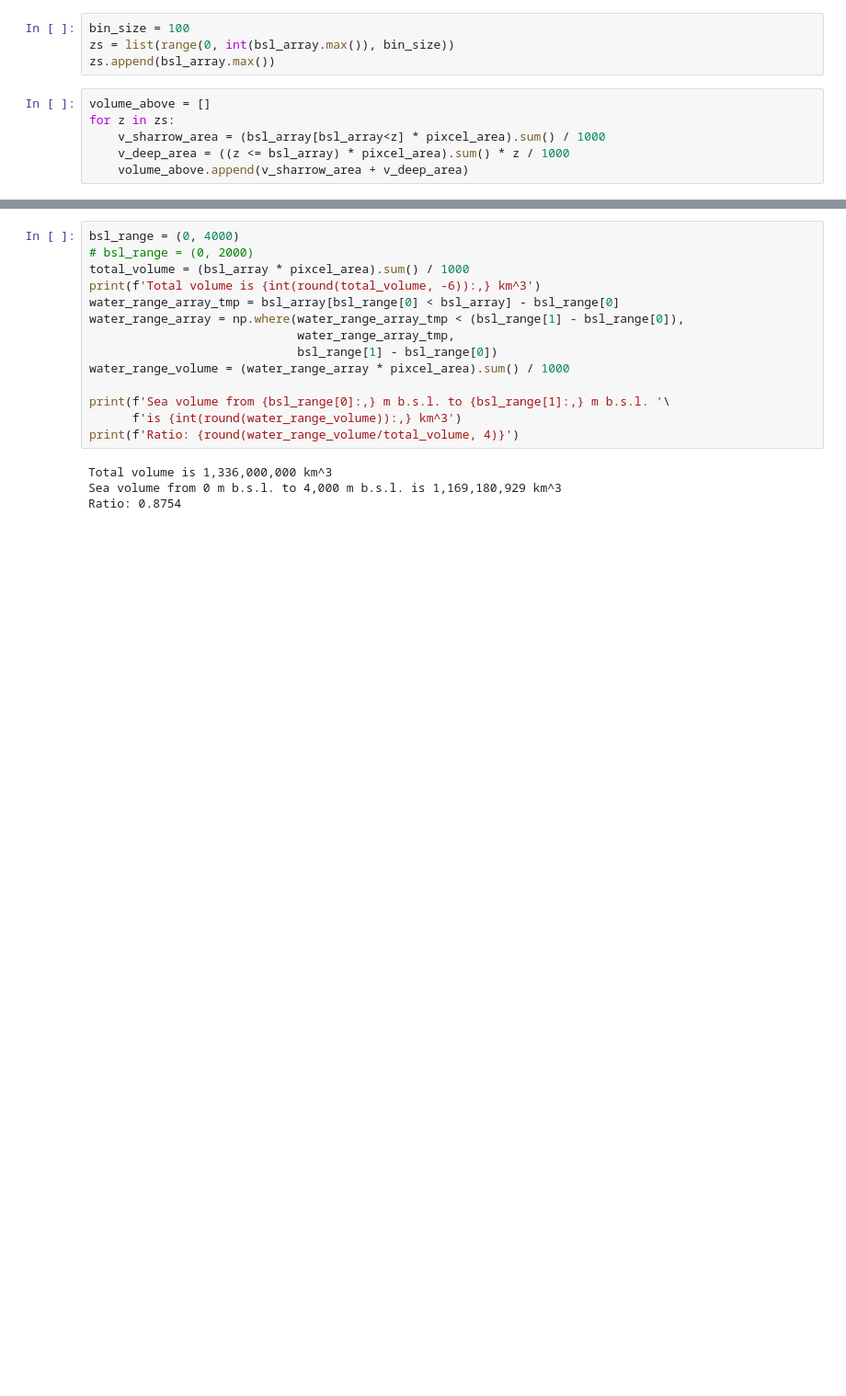
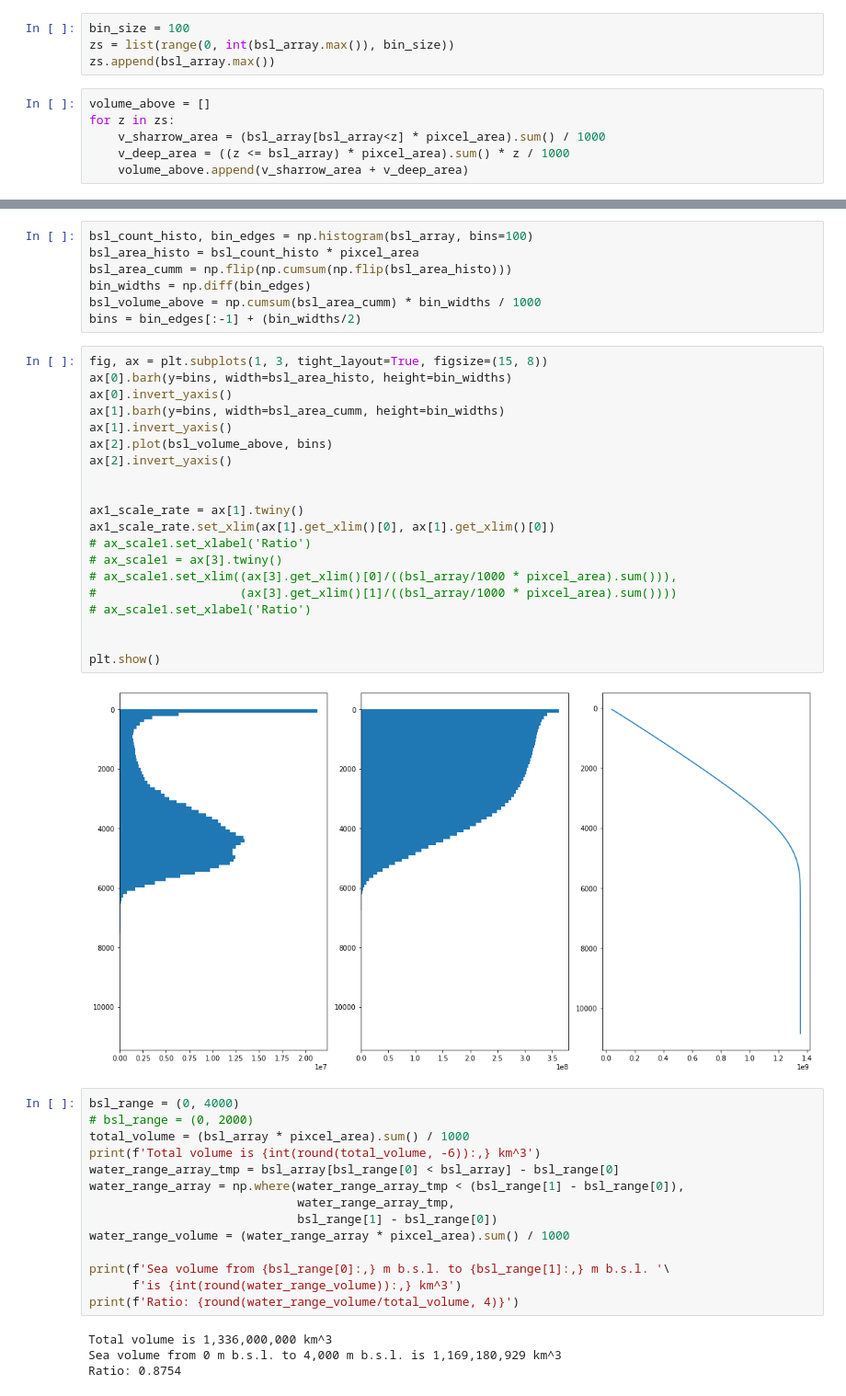
Before and after one commit to amano-takahisa/rs_with_python, a Jupyter notebook: source/handson/bathymetric_stat.ipynb, the cells around one changed output, grey strips where cells are left out. Shown at 92% size. Cells and saved outputs as stored; diff of their text form; blank space fills up the shorter version.

```diff
--- a/source/handson/bathymetric_stat.ipynb
+++ b/source/handson/bathymetric_stat.ipynb
@@ -92,3 +102,32 @@ plt.show()
+# %%
+bsl_count_histo, bin_edges = np.histogram(bsl_array, bins=100)
+bsl_area_histo = bsl_count_histo * pixcel_area
+bsl_area_cumm = np.flip(np.cumsum(np.flip(bsl_area_histo)))
+bin_widths = np.diff(bin_edges)
+bsl_volume_above = np.cumsum(bsl_area_cumm) * bin_widths / 1000
+bins = bin_edges[:-1] + (bin_widths/2)
+# %%
+fig, ax = plt.subplots(1, 3, tight_layout=True, figsize=(15, 8))
+ax[0].barh(y=bins, width=bsl_area_histo, height=bin_widths)
+ax[0].invert_yaxis()
+ax[1].barh(y=bins, width=bsl_area_cumm, height=bin_widths)
+ax[1].invert_yaxis()
+ax[2].plot(bsl_volume_above, bins)
+ax[2].invert_yaxis()
+
+
+ax1_scale_rate = ax[1].twiny()
+ax1_scale_rate.set_xlim(ax[1].get_xlim()[0], ax[1].get_xlim()[0])
+# ax_scale1.set_xlabel('Ratio')
+# ax_scale1 = ax[3].twiny()
+# ax_scale1.set_xlim((ax[3].get_xlim()[0]/((bsl_array/1000 * pixcel_area).sum())),
+#                    (ax[3].get_xlim()[1]/((bsl_array/1000 * pixcel_area).sum())))
+# ax_scale1.set_xlabel('Ratio')
+
+
+plt.show()
+# %% [output]
+[figure, added]
 # %%
 bsl_range = (0, 4000)
 # bsl_range = (0, 2000)
```
Also changed, not shown: parts of 1 cell of this notebook, 1 other file.
